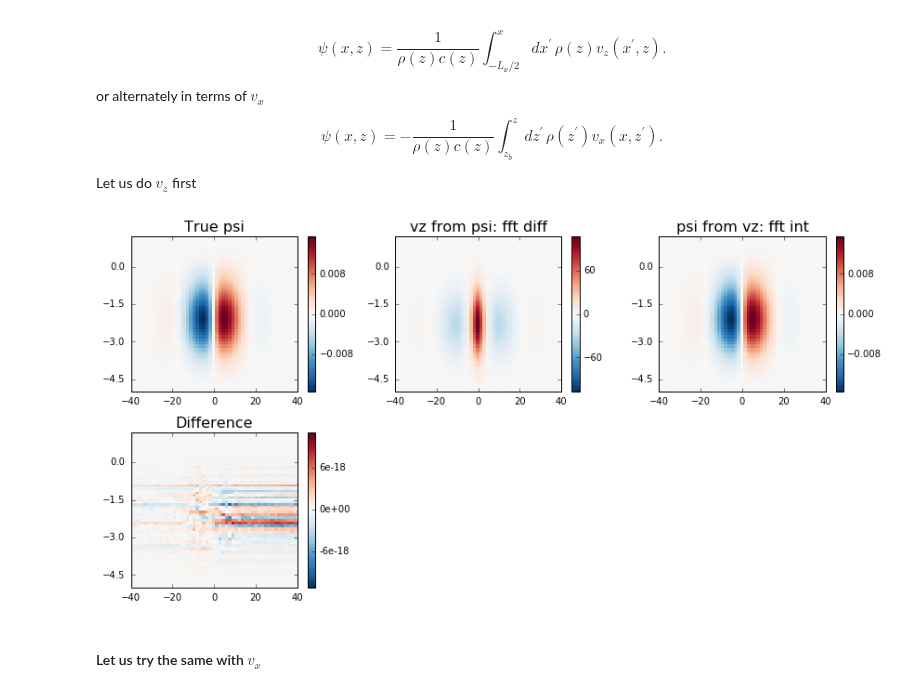
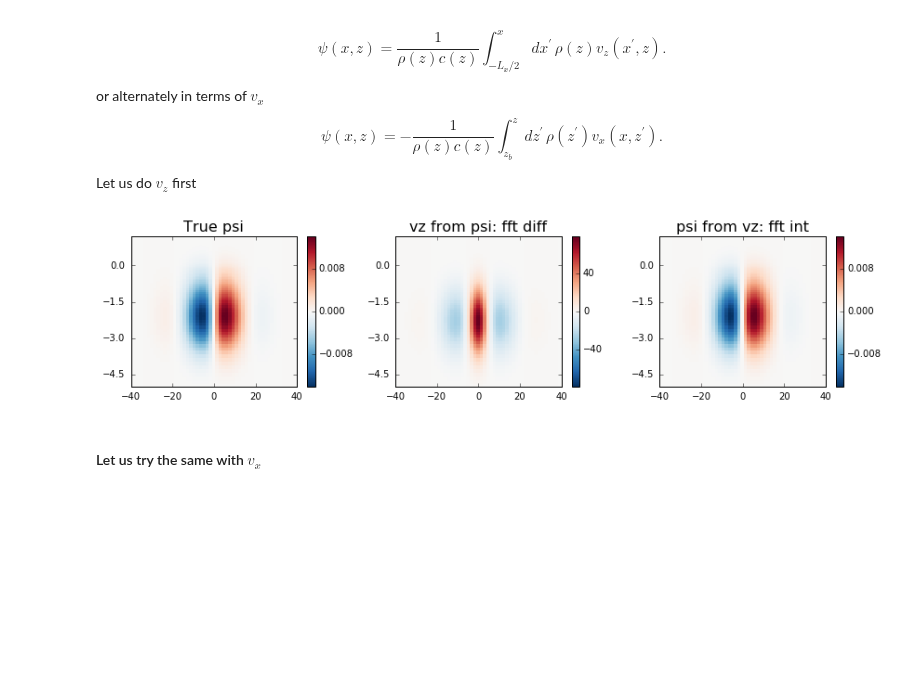
Before and after one commit to jishnub/sparc_flows, a Jupyter notebook: Supergranule.ipynb, the cells around one changed output. Cells and saved outputs as stored; diff of their text form; code cells hidden in the pictures; blank space fills up the shorter version.

```diff
--- a/Supergranule.ipynb
+++ b/Supergranule.ipynb
@@ -1,18 +1,2 @@
 # %% [markdown]
 # Profiles of supergranule flow and vector potential
-# %%
-from __future__ import division
-%matplotlib inline
-import numpy as np
-import matplotlib.pyplot as plt
-import matplotlib.patches
-import pyfits
-import plotc
-import read_params
-np.set_printoptions(precision=3)
-import scipy.integrate
-import dbyd2
-%load_ext Cython
-import matplotlib.ticker
-
-def fitsread(f): return np.squeeze(pyfits.getdata(f))
@@ -46,10 +2,0 @@ v_{z}	=	\frac{1}{\rho}\partial_{x}\left[\rho c\psi\right]. $$
-# %%
-dbyd2_z = np.zeros((1,)+z.shape,order='F')
-dbyd2.dbyd2(dbyd2_z,np.asfortranarray(np.atleast_2d(z)),1)
-
-def ddz(arr): return np.gradient(arr)[0]/np.gradient(z)[:,np.newaxis]
-def ddz_dbyd2(arr):
-    arr = np.asfortranarray(arr).T
-    numerator = np.zeros(arr.shape,order='F')
-    dbyd2.dbyd2(numerator,arr,1)
-    return (numerator/dbyd2_z).T
@@ -109,0 +52,4 @@ vz_from_psi_fft = 1/rho*fft_deriv_x(rho*c*true_psi)
+# %%
+true_vx_sparc = fitsread('true_vx.fits')
+true_vz_sparc = fitsread('true_vz.fits')
+true_psi_sparc = fitsread('true_psi.fits')
@@ -110,3 +213,6 @@ vz_from_psi_fft = 1/rho*fft_deriv_x(rho*c*true_psi)
+# %%
+vx_from_psi_dbyd2 = -1/rho*ddz(rho*c*true_psi_sparc)
+vz_from_psi_fft = c*fft_deriv_x(true_psi_sparc) # move functions of z outside, rho cancels out
 # %%
 gl=plotc.gridlist(2,4)
 
@@ -153,27 +282,24 @@ or alternately in terms of $v_x$
 
 Let us do $v_z$ first
 # %%
-gl=plotc.gridlist(2,3)
+gl=plotc.gridlist(1,3)
 
-plotc.colorplot(true_psi,x=x,y=z,xr=[-40,40],yr=[-5,None],centerzero=True,sp=next(gl));
+plotc.colorplot(true_psi_sparc,x=x,y=z,xr=[-40,40],yr=[-5,None],centerzero=True,sp=next(gl));
 plt.title("True psi",fontsize=16)
 
 plotc.colorplot(vz_from_psi_fft,x=x,y=z,xr=[-40,40],yr=[-5,None],centerzero=True,sp=next(gl));
 plt.title("vz from psi: fft diff",fontsize=16)
 
 psi_from_vz_from_psi = fft_int_x(rho*vz_from_psi_fft)/(rho*c)
 plotc.colorplot(psi_from_vz_from_psi,x=x,y=z,xr=[-40,40],yr=[-5,None],centerzero=True,sp=next(gl));
 plt.title("psi from vz: fft int",fontsize=16)
 
-plotc.colorplot(true_psi-psi_from_vz_from_psi,x=x,y=z,xr=[-40,40],yr=[-5,None],centerzero=True,sp=next(gl));
-plt.title("Difference",fontsize=16)
-
-plt.gcf().set_size_inches(12,6)
+plt.gcf().set_size_inches(12,3)
 plt.tight_layout()
 
 psi_from_vz_from_psi=None
 # %% [output]
-[figure, old version]
+[figure, new version]
 # %% [markdown]
 #### Let us try the same with $v_x$
 # %%
```
Also changed, not shown: parts of 23 cells of this notebook, 8 other files.
